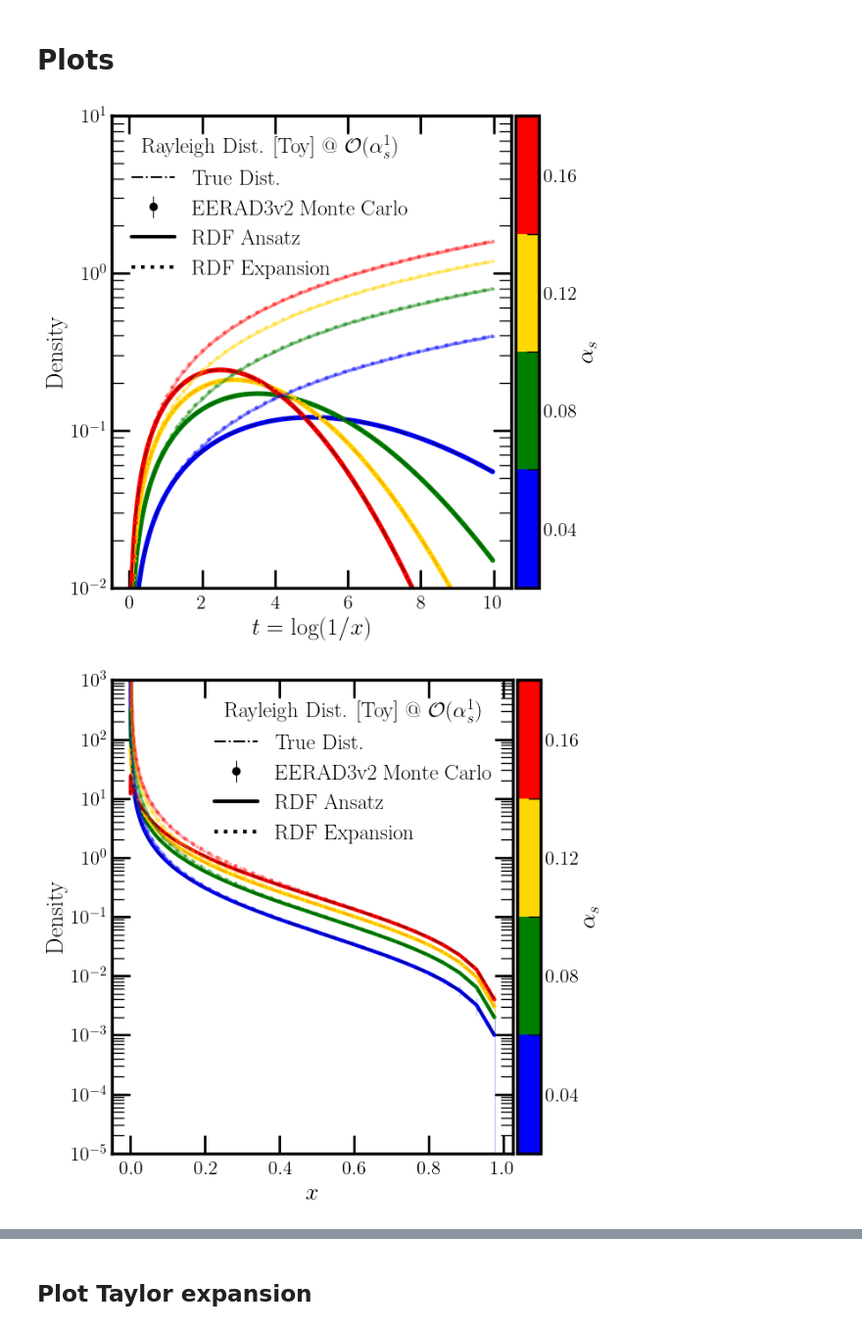
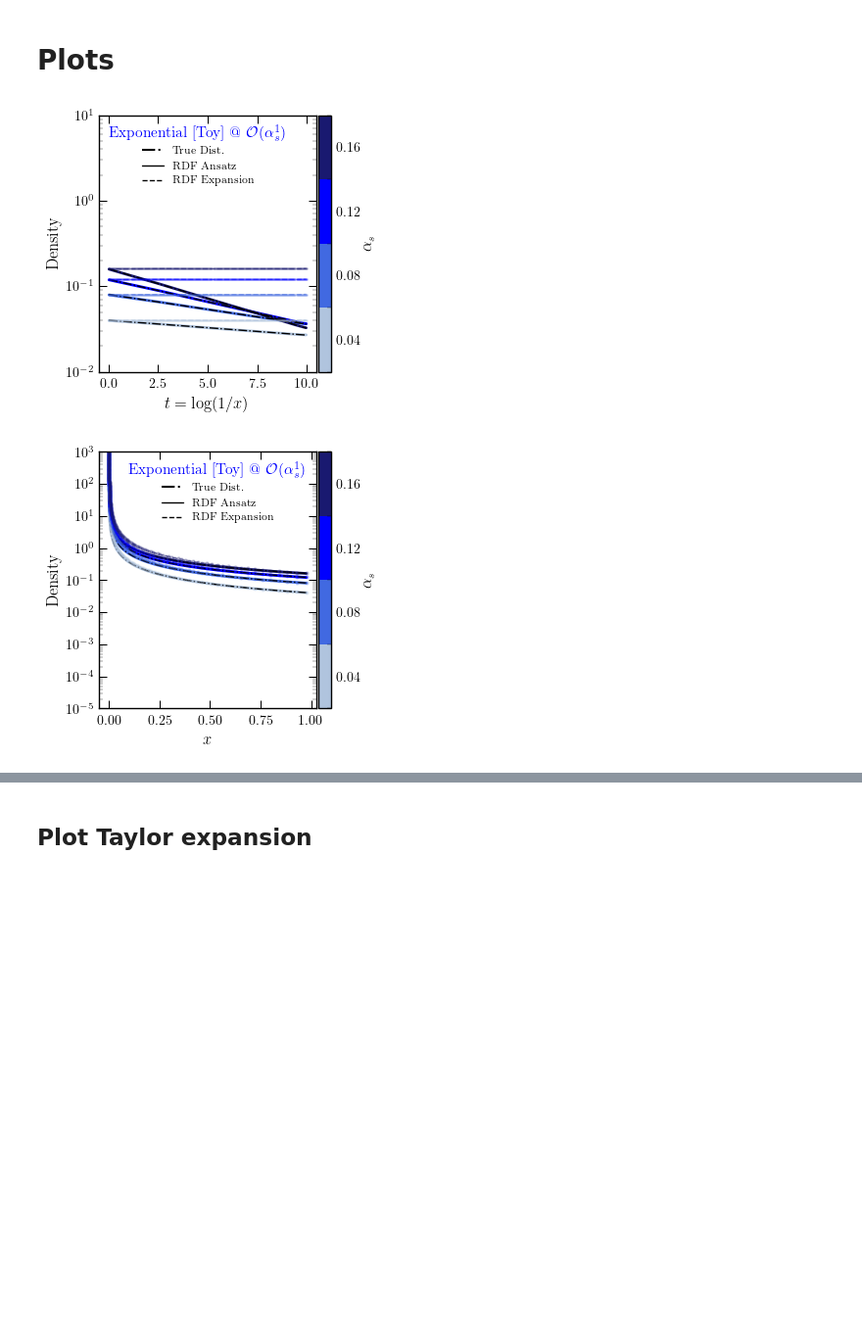
Before and after one commit to rikab/RDF, a Jupyter notebook: numeric/plot_results_JAX.ipynb, the cells around one changed output, grey strips where cells are left out. Shown at 98% size. Cells and saved outputs as stored; diff of their text form; code cells hidden in the pictures; blank space fills up the shorter version.

Commit message:
plot updates

```diff
--- a/numeric/plot_results_JAX.ipynb
+++ b/numeric/plot_results_JAX.ipynb
@@ -43,7 +52,7 @@ darkcolors = ["darkred", "orange", "darkgreen", "darkblue"][::-1]
 mstar = 1
 m = 1
 n = 7
-dist = "rayleigh"
+dist = "exponential"
 
 mult_factor = 2 if dist == "thrust" else 1
 
@@ -218,13 +229,13 @@ for (k, key) in enumerate(keys):
     min_y_err = np.min(yerr[yerr > 0])
     yerr = np.clip(yerr, a_min=min_y_err.item(), a_max=None)
 
-    plt.errorbar(t_bin_centers, y, yerr, color = colors[k], ls = "--", alpha = 0.25 ,label = r"EERAD3v2 $\alpha_s = $" + f"{key}")
-    plt.plot(t_bin_centers, q_vals[k], color = colors[k])
-    plt.plot(t_bin_centers, q_taylor_vals[k], color = colors[k], alpha = 0.75, ls = "dotted")
+    plt.errorbar(t_bin_centers, y, yerr, color = colors[m][k], ls = "--", alpha = 0.25 ,label = r"EERAD3v2 $\alpha_s = $" + f"{key}")
+    plt.plot(t_bin_centers, q_vals[k], color = colors[m][k])
+    plt.plot(t_bin_centers, q_taylor_vals[k], color = colors[m][k], alpha = 0.75, ls = "dotted")
 
     if data_true_dict is not None:
         y_true, _ = data_true_dict[key]
-        plt.plot(t_bin_centers, y_true,  color = darkcolors[k], ls = "-",label = r"True $\alpha_s = $" + f"{key}")
+        plt.plot(t_bin_centers, y_true,  color = "black", ls = "-",label = r"True $\alpha_s = $" + f"{key}")
 
 
     # plt.plot(t_bin_centers, q_taylor_vals[k] / q_vals[k], color = colors[k], alpha = 0.75, ls = "-.")
@@ -256,7 +267,7 @@ import matplotlib.patches as mpatches
 # Colormap junk
 
 alpha_levels = list(keys)
-alpha_colors = [colors[k] for k,_ in enumerate(alpha_levels)]
+alpha_colors = [colors[m][k] for k,_ in enumerate(alpha_levels)]
 
 alpha2color = {a: c for a, c in zip(alpha_levels, alpha_colors)}
 
@@ -270,7 +281,7 @@ mappable = mpl.cm.ScalarMappable(norm=norm, cmap=cmap)
 mappable.set_array([])
 # %%
 # Make a plot of the data
-fig, ax = newplot("full")
+fig, ax = newplot("column")
 q_vals = Q_ANSATZ(t_bin_centers, keys, params)
 q_taylor_vals = QM_ANSATZ(t_bin_centers, keys, params)
 
@@ -278,7 +289,7 @@ q_taylor_vals = QM_ANSATZ(t_bin_centers, keys, params)
 # dummy = ax.errorbar([], [], yerr=[], fmt="o", color="grey", ls="none", label="EERAD3v2 data")
 legend_handles = [
     mpatches.Patch( facecolor="grey", edgecolor="black", alpha=0.5, label=r"$\texttt{PYTHIA}$ 8.3"),
-    ax.errorbar([], [], yerr=[], fmt="o", color="black", ls="none", label="EERAD3v2 Monte Carlo", elinewidth = 0.75),
+    ax.errorbar([], [], yerr=[], fmt="o", color="black", ls="none", label=r"$\texttt{EERAD3v2}$ Monte Carlo", elinewidth = 0.75),
     mpl.lines.Line2D([0], [0], color="black", ls="-",  label="RDF Ansatz"),
     mpl.lines.Line2D([0], [0], color="black", ls=":",  label="RDF Expansion"),
 ]
@@ -291,11 +302,11 @@ if dist == "thrust" or dist == "c_param":
         if dist == "thrust":
 
             plt.hist(np.log(1/(2 * pythia["thrusts"])), color = "grey", density="True", alpha = 0.25, bins = 50)
-            plt.hist(np.log(1/(2 * pythia["thrusts"])), color = "black", density="True", bins = 50, alpha = 0.75, histtype="step", label = "Pythia 8.3", lw = 2)
+            plt.hist(np.log(1/(2 * pythia["thrusts"])), color = "black", density="True", bins = 50, alpha = 0.75, histtype="step", label = "Pythia 8.3", lw = 1)
 
         else:
             plt.hist(np.log(1/(1 * np.array(pythia["c_parameters"]))), color = "grey", density="True", alpha = 0.25, bins = 50)
-            plt.hist(np.log(1/(1 * np.array(pythia["c_parameters"]))), color = "black", density="True", bins = 50, alpha = 0.75, histtype="step", label = "Pythia 8.3", lw = 2)
+            plt.hist(np.log(1/(1 * np.array(pythia["c_parameters"]))), color = "black", density="True", bins = 50, alpha = 0.75, histtype="step", label = "Pythia 8.3", lw = 1)
 
 
 
@@ -304,18 +315,21 @@ for (k, key) in enumerate(keys):
     y = y[:,0]
     yerr = yerr[:,0]
     min_y_err = np.min(yerr[yerr > 0])
-    plt.errorbar(t_bin_centers, y, yerr, color = colors[k], fmt = "o", alpha = 0.25 ,label = r"EERAD3v2 $\alpha_s = $" + f"{key}", elinewidth = 0.75, ms = 2)
-    plt.plot(t_bin_centers, q_taylor_vals[k], color = colors[k], alpha = 0.5, ls = "dotted")
-    plt.plot(t_bin_centers, q_vals[k], color = colors[k], lw = 4)
+    plt.errorbar(t_bin_centers, y, yerr, color = colors[m][k], fmt = "o", alpha = 0.25 ,label = r"EERAD3v2 $\alpha_s = $" + f"{key}", elinewidth = 0.25, ms = 1)
+    plt.plot(t_bin_centers, q_taylor_vals[k], color = colors[m][k], alpha = 0.5, ls = "--")
+    plt.plot(t_bin_centers, q_vals[k], color = colors[m][k], lw = 2)
 
 
 if dist == "exponential" or dist == "rayleigh":
     for (k, key) in enumerate(keys):
         y_true, _ = data_true_dict[key]
-        plt.plot(t_bin_centers, y_true,  color = darkcolors[k], ls = "dashdot",label = r"True $\alpha_s = $" + f"{key}", lw = 1.5)
+        plt.plot(t_bin_centers, y_true,  color = "black", ls = "dashdot",label = r"True $\alpha_s = $" + f"{key}", lw = 1.0)
 
-        legend_handles[0] =  mpl.lines.Line2D([0], [0], color="black", ls="dashdot",  label="True Dist.", lw = 1.5)
-
+        legend_handles = [
+            mpl.lines.Line2D([0], [0], color="black", ls="dashdot",  label="True Dist.", lw = 1.5),
+            mpl.lines.Line2D([0], [0], color="black", ls="-",  label="RDF Ansatz"),
+            mpl.lines.Line2D([0], [0], color="black", ls="--",  label="RDF Expansion"),
+        ]
 
 # plt.xscale("log")
 plt.xlabel(t_labels[dist])
@@ -329,10 +343,11 @@ cbar.set_label(r"$\alpha_s$", labelpad = 0.01)
 
 plt.yscale("log")
 plt.ylim(0.01, 1e1)
-ax.legend(handles=legend_handles, loc="upper left", title = names[dist] + " @ " + orders[m])
+ax.legend(handles=legend_handles, loc="upper left", title = names[dist] + " @ " + orders[m], fontsize = 8)
+ax.get_legend().get_title().set_color(colors[m][2])
 
 
-plt.savefig(f"figures/{dist}_{m}_t.pdf")
+plt.savefig(f"figures/{dist}_{m}_t.pdf", bbox_inches = "tight")
 
 
 
@@ -340,7 +355,7 @@ plt.savefig(f"figures/{dist}_{m}_t.pdf")
 # x-version
 
 # Make a plot of the data
-fig, ax = newplot("full")
+fig, ax = newplot("column")
 x_bin_centers = np.exp(-t_bin_centers)
 q_vals = Q_ANSATZ(t_bin_centers, keys, params)
 q_taylor_vals = QM_ANSATZ(t_bin_centers, keys, params)
@@ -350,9 +365,9 @@ q_taylor_vals = QM_ANSATZ(t_bin_centers, keys, params)
 # dummy = ax.errorbar([], [], yerr=[], fmt="o", color="grey", ls="none", label="EERAD3v2 data")
 legend_handles = [
     mpatches.Patch( facecolor="grey", edgecolor="black", alpha=0.5, label=r"$\texttt{PYTHIA}$ 8.3"),
-    ax.errorbar([], [], yerr=[], fmt="o", color="black", ls="none", label="EERAD3v2 Monte Carlo", elinewidth = 0.75),
+    ax.errorbar([], [], yerr=[], fmt="o", color="black", ls="none", label=r"$\texttt{EERAD3v2}$ Monte Carlo", elinewidth = 0.75),
     mpl.lines.Line2D([0], [0], color="black", ls="-",  label="RDF Ansatz"),
-    mpl.lines.Line2D([0], [0], color="black", ls=":",  label="RDF Expansion"),
+    mpl.lines.Line2D([0], [0], color="black", ls="--",  label="RDF Expansion"),
 ]
 
 
@@ -375,42 +390,49 @@ if dist == "thrust" or dist == "c_param":
 for (k, key) in enumerate(keys):
     y, yerr = data_dict[key]
     y = y[:,0]
     yerr = yerr[:,0]
 
     min_y_err = np.min(yerr[yerr > 0])
-    plt.errorbar(x_bin_centers / mult_factor, y/ x_bin_centers * mult_factor, yerr / x_bin_centers * mult_factor, color = colors[k], fmt = "o", alpha = 0.25 ,label = r"EERAD3v2 $\alpha_s = $" + f"{key}", elinewidth = 0.75, ms = 2)
-    plt.plot(x_bin_centers / mult_factor, q_taylor_vals[k] / x_bin_centers * mult_factor, color = colors[k], alpha = 0.5, ls = "dotted")
-    plt.plot(x_bin_centers / mult_factor, q_vals[k] / x_bin_centers * mult_factor, color = colors[k])
+    plt.errorbar(x_bin_centers / mult_factor, y/ x_bin_centers * mult_factor, yerr / x_bin_centers * mult_factor, color = colors[m][k], fmt = "o", alpha = 0.25 ,label = r"EERAD3v2 $\alpha_s = $" + f"{key}", elinewidth = 0.75, ms = 2)
+    plt.plot(x_bin_centers / mult_factor, q_taylor_vals[k] / x_bin_centers * mult_factor, color = colors[m][k], alpha = 0.5, ls = "--")
+    plt.plot(x_bin_centers / mult_factor, q_vals[k] / x_bin_centers * mult_factor, color = colors[m][k], lw = 2)
 
 
 if dist == "exponential" or dist == "rayleigh":
     for (k, key) in enumerate(keys):
         y_true, _ = data_true_dict[key]
-        plt.plot(x_bin_centers / mult_factor, y_true[:,0] / x_bin_centers * mult_factor,  color = darkcolors[k], ls = "dashdot",label = r"True $\alpha_s = $" + f"{key}", lw = 1.5)
+        plt.plot(x_bin_centers / mult_factor, y_true[:,0] / x_bin_centers * mult_factor,  color = "black", ls = "dashdot",label = r"True $\alpha_s = $" + f"{key}", lw = 1.0)
 
-        legend_handles[0] =  mpl.lines.Line2D([0], [0], color="black", ls="dashdot",  label="True Dist.", lw = 1.5)
+        legend_handles = [
+            mpl.lines.Line2D([0], [0], color="black", ls="dashdot",  label="True Dist.", lw = 1.5),
+            mpl.lines.Line2D([0], [0], color="black", ls="-",  label="RDF Ansatz"),
+            mpl.lines.Line2D([0], [0], color="black", ls="--",  label="RDF Expansion"),
+        ]
 
 
+if dist == "thrust":
+    plt.xlim(0, 0.5)
 
 
 # plt.xlim(0, 0.5)
 plt.yscale("log")
 plt.ylim(1e-5, 1e3)
 # plt.xscale("log")
 plt.xlabel(x_labels[dist])
 plt.ylabel(r"Density")
 
-ax.legend(handles=legend_handles, loc="upper right", title = names[dist] + " @ " + orders[m])
+ax.legend(handles=legend_handles, loc="upper right", title = names[dist] + " @ " + orders[m], fontsize = 8)
+ax.get_legend().get_title().set_color(colors[m][2])
 
 cbar = plt.colorbar(mappable, ax=ax, boundaries=boundaries, ticks=centers, pad=0.01)
 cbar.ax.tick_params(size = 0)
 cbar.set_ticklabels([f"{a : .2f}" for a in alpha_levels])
 cbar.set_label(r"$\alpha_s$", labelpad = 0.01)
 
-plt.savefig(f"figures/{dist}_{m}_x.pdf")
+plt.savefig(f"figures/{dist}_{m}_x.pdf", bbox_inches = "tight")
 # %% [output]
-[figure, old version]
+[figure, new version]
-[figure, old version]
+[figure, new version]
 # %%
 
 fig, ax = newplot("full", width = 8 * 5, subplot_array=(1, 5))
```
Also changed, not shown: parts of 6 cells of this notebook, 23 other files.
